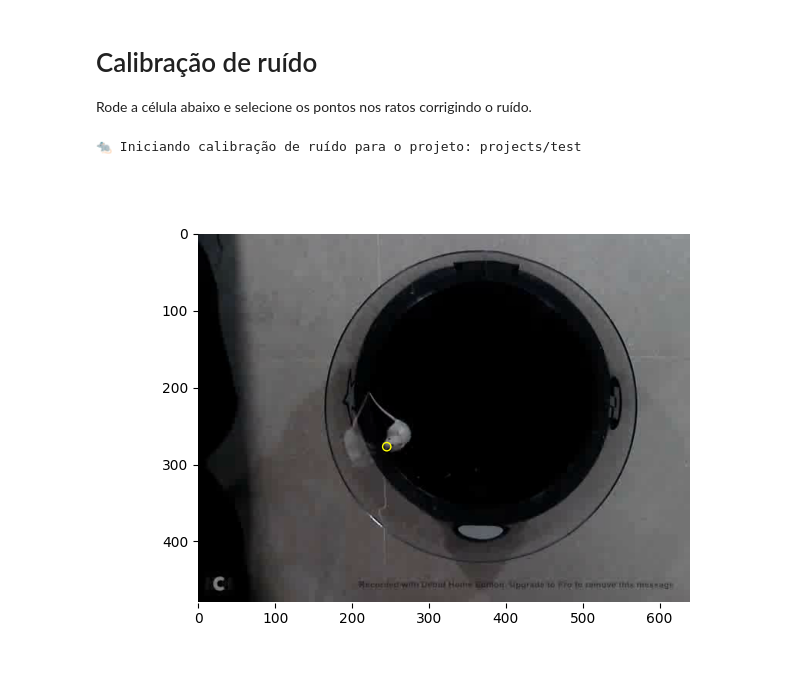
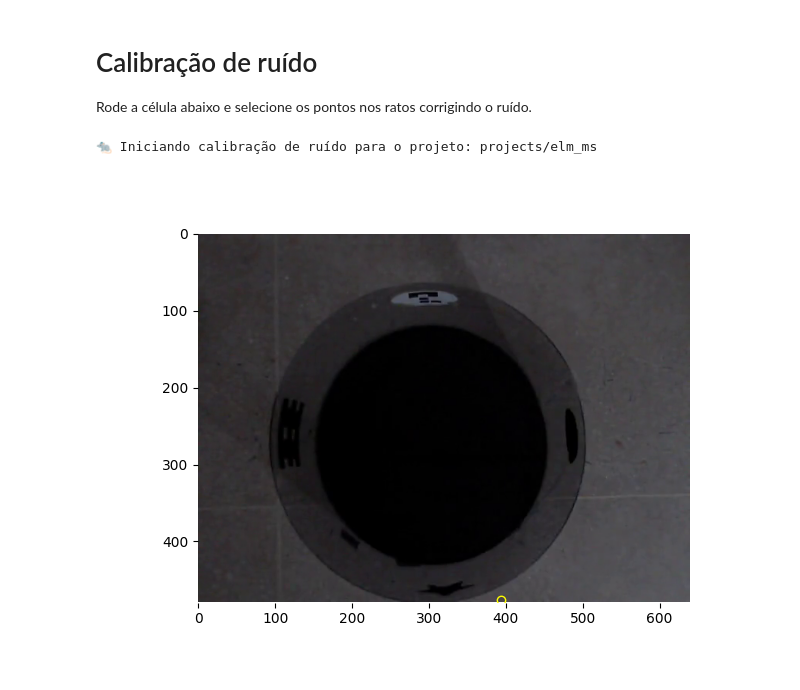
Before and after one commit to MarlonVCendron/keypoint_comp_neuroetho, a Jupyter notebook: noise_calibration.ipynb, the cells around one changed output. Cells and saved outputs as stored; diff of their text form; code cells hidden in the pictures.

```diff
--- a/noise_calibration.ipynb
+++ b/noise_calibration.ipynb
@@ -5,11 +5,11 @@ Rode a célula abaixo e selecione os pontos nos ratos corrigindo o ruído.
 # %%
 from commands import noise_calibration
 
-project_name = 'test'
+project_name = 'elm_ms'
 project_dir = f'projects/{project_name}'
 
 %matplotlib widget
 noise_calibration(project_dir)
 # %% [output]
-🐀 Iniciando calibração de ruído para o projeto: projects/test
+🐀 Iniciando calibração de ruído para o projeto: projects/elm_ms
-[figure, old version]
+[figure, new version]
```
Also changed, not shown: 2 other files.
